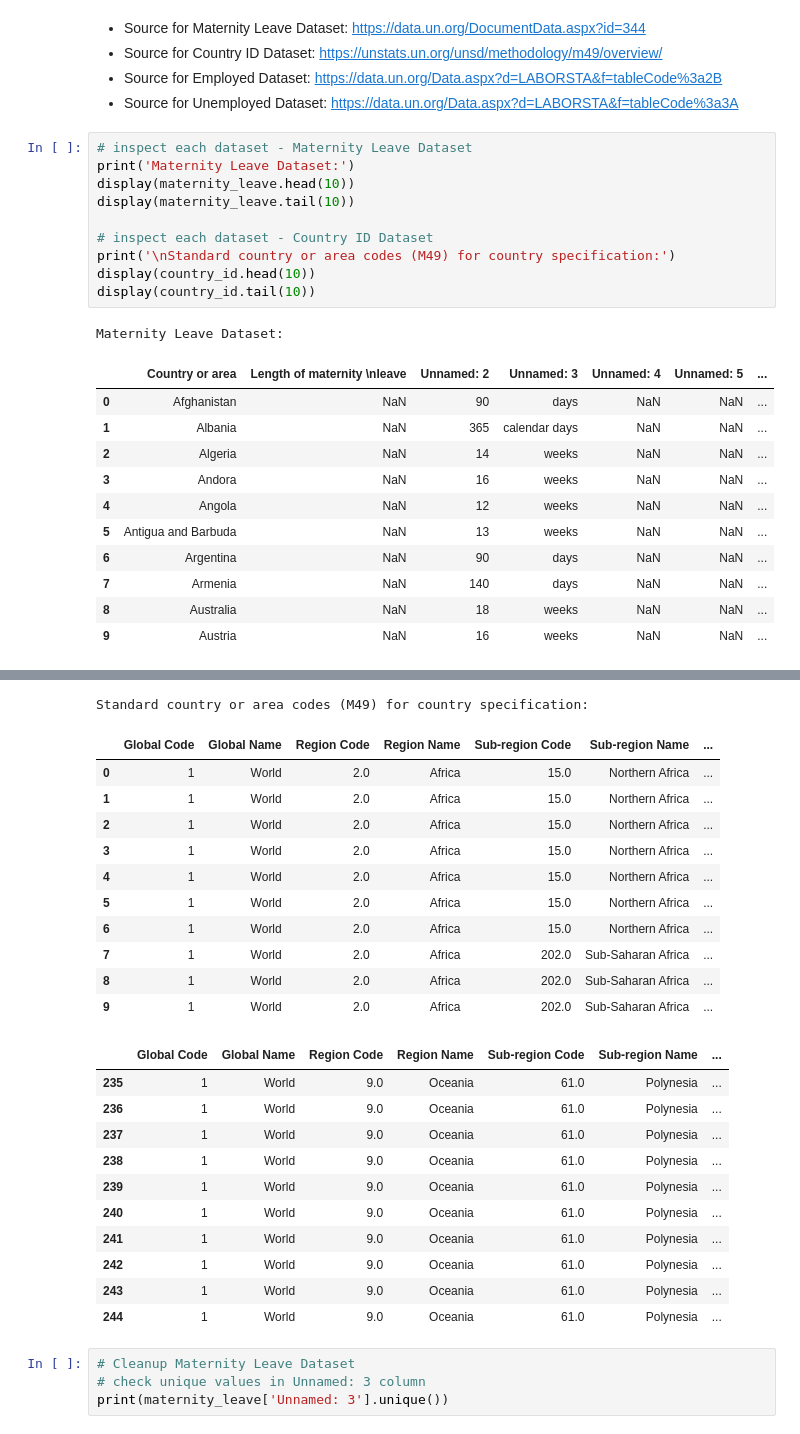
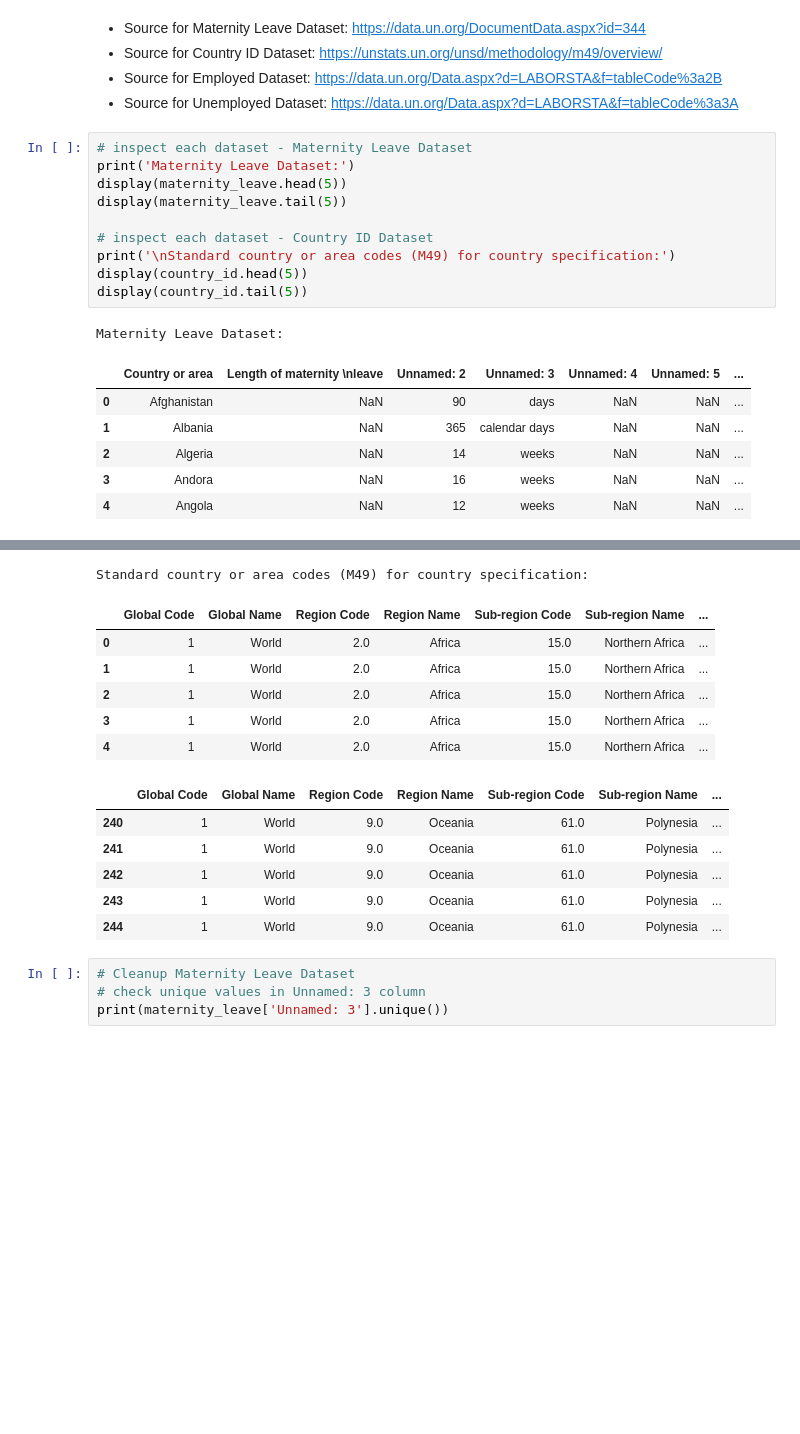
Before and after one commit to nss-data-science-cohort-7/un-exploration-marieljum, a Jupyter notebook: notebooks/solo_exploration_notes.ipynb, the cells around one changed output, grey strips where cells are left out. Saved outputs shown, nothing was run; the diff lists cells and outputs as text; blank space fills up the shorter version.

```diff
--- a/notebooks/solo_exploration_notes.ipynb
+++ b/notebooks/solo_exploration_notes.ipynb
@@ -19,24 +19,19 @@ unemployed = pd.read_csv('../data/UNdata_Export_Unemployed.csv')
 # %%
 # inspect each dataset - Maternity Leave Dataset
 print('Maternity Leave Dataset:')
-display(maternity_leave.head(10))
-display(maternity_leave.tail(10))
+display(maternity_leave.head(5))
+display(maternity_leave.tail(5))
 
 # inspect each dataset - Country ID Dataset
 print('\nStandard country or area codes (M49) for country specification:')
-display(country_id.head(10))
-display(country_id.tail(10))
+display(country_id.head(5))
+display(country_id.tail(5))
 # %% [output]
 Maternity Leave Dataset:
 |  | Country or area | Length of maternity \nleave | Unnamed: 2 | Unnamed: 3 | Unnamed: 4 | Unnamed: 5 | ... |
 | 0 | Afghanistan | NaN | 90 | days | NaN | NaN | ... |
 | 1 | Albania | NaN | 365 | calendar days | NaN | NaN | ... |
 | 2 | Algeria | NaN | 14 | weeks | NaN | NaN | ... |
 | 3 | Andora | NaN | 16 | weeks | NaN | NaN | ... |
 | 4 | Angola | NaN | 12 | weeks | NaN | NaN | ... |
-| 5 | Antigua and Barbuda | NaN | 13 | weeks | NaN | NaN | ... |
-| 6 | Argentina | NaN | 90 | days | NaN | NaN | ... |
-| 7 | Armenia | NaN | 140 | days | NaN | NaN | ... |
-| 8 | Australia | NaN | 18 | weeks | NaN | NaN | ... |
-| 9 | Austria | NaN | 16 | weeks | NaN | NaN | ... |
 |  | Country or area | Length of maternity \nleave | Unnamed: 2 | Unnamed: 3 | Unnamed: 4 | Unnamed: 5 | ... |
@@ -57,17 +47,7 @@ Standard country or area codes (M49) for country specification:
 | 2 | 1 | World | 2.0 | Africa | 15.0 | Northern Africa | ... |
 | 3 | 1 | World | 2.0 | Africa | 15.0 | Northern Africa | ... |
 | 4 | 1 | World | 2.0 | Africa | 15.0 | Northern Africa | ... |
-| 5 | 1 | World | 2.0 | Africa | 15.0 | Northern Africa | ... |
-| 6 | 1 | World | 2.0 | Africa | 15.0 | Northern Africa | ... |
-| 7 | 1 | World | 2.0 | Africa | 202.0 | Sub-Saharan Africa | ... |
-| 8 | 1 | World | 2.0 | Africa | 202.0 | Sub-Saharan Africa | ... |
-| 9 | 1 | World | 2.0 | Africa | 202.0 | Sub-Saharan Africa | ... |
 |  | Global Code | Global Name | Region Code | Region Name | Sub-region Code | Sub-region Name | ... |
-| 235 | 1 | World | 9.0 | Oceania | 61.0 | Polynesia | ... |
-| 236 | 1 | World | 9.0 | Oceania | 61.0 | Polynesia | ... |
-| 237 | 1 | World | 9.0 | Oceania | 61.0 | Polynesia | ... |
-| 238 | 1 | World | 9.0 | Oceania | 61.0 | Polynesia | ... |
-| 239 | 1 | World | 9.0 | Oceania | 61.0 | Polynesia | ... |
 | 240 | 1 | World | 9.0 | Oceania | 61.0 | Polynesia | ... |
 | 241 | 1 | World | 9.0 | Oceania | 61.0 | Polynesia | ... |
 | 242 | 1 | World | 9.0 | Oceania | 61.0 | Polynesia | ... |
```
Also changed, not shown: parts of 11 cells of this notebook.
